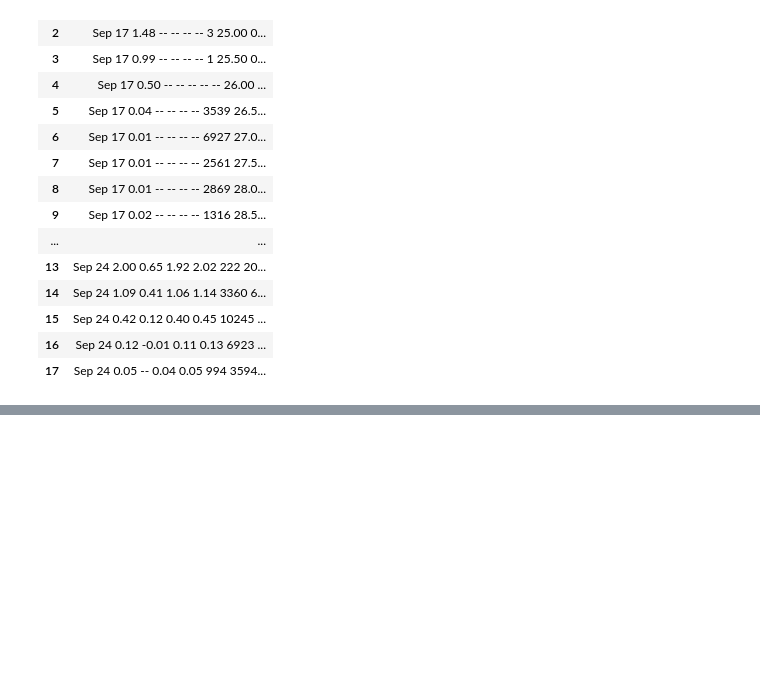
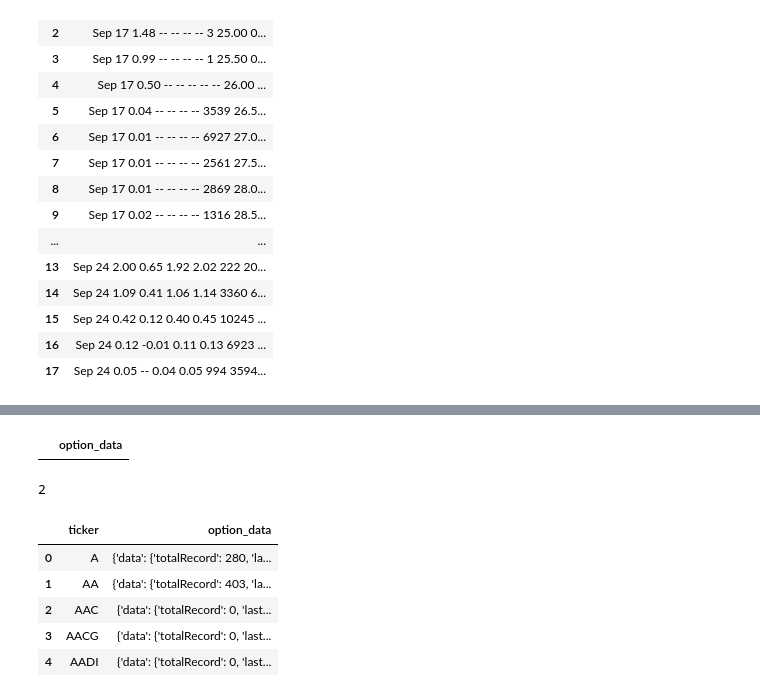
Before and after one commit to lawson-roberts/streamlit-stock-analysis, a Jupyter notebook: stock_analysis/stock_crawling.ipynb, the cells around one changed output, grey strips where cells are left out. Cells and saved outputs as stored; diff of their text form; code cells hidden in the pictures; blank space fills up the shorter version.

```diff
--- a/stock_analysis/stock_crawling.ipynb
+++ b/stock_analysis/stock_crawling.ipynb
@@ -909,0 +938,57 @@ df
+# %%
+i = "AAPL"
+
+base1 = "https://api.nasdaq.com/api/quote/"
+base2 = "/option-chain?assetclass=stocks&fromdate=all&todate=undefined&excode=oprac&callput=callput&money=all&type=all"
+url = base1 + str(i) + base2
+
+payload={}
+
+#headers = {'server':'Kestrel', 'Accept':'application/json, text/plain, */*','Accept-Encoding': 'gzip, deflate, br', 'user-agent': 'Mozilla/5.0 (Windows NT 10.0; Win64; x64) AppleWebKit/537.36 (KHTML, like Gecko) Chrome/93.0.4577.63 Safari/537.36'}
+headers = {'User-Agent': 'PostmanRuntime/7.28.4','Accept': '*/*','Accept-Encoding': 'gzip, deflate, br'}
+
+response = requests.get(url, headers=headers, data=payload)
+
+response_text = json.loads(response.text)
+pd.DataFrame(response_text, columns = ['option_data'])
+# %% [output]
+|  | option_data |
+# %%
+import time
+
+#ticker = "AAPL"
+
+response_dict = {"ticker":[],"option_data":[]}
+
+for i in tickers[:5]:
+
+    time.sleep(2)
+
+    base1 = "https://api.nasdaq.com/api/quote/"
+    base2 = "/option-chain?assetclass=stocks&fromdate=all&todate=undefined&excode=oprac&callput=callput&money=all&type=all"
+    url = base1 + str(i) + base2
+
+    payload={}
+
+    #headers = {'server':'Kestrel', 'Accept':'application/json, text/plain, */*','Accept-Encoding': 'gzip, deflate, br', 'user-agent': 'Mozilla/5.0 (Windows NT 10.0; Win64; x64) AppleWebKit/537.36 (KHTML, like Gecko) Chrome/93.0.4577.63 Safari/537.36'}
+    headers = {'User-Agent': 'PostmanRuntime/7.28.4','Accept': '*/*','Accept-Encoding': 'gzip, deflate, br'}
+
+    response = requests.get(url, headers=headers, data=payload)
+
+    response_text = json.loads(response.text)
+    response_dict['ticker'].append(i)
+    response_dict['option_data'].append(response_text)
+
+print(len(response_dict))
+# %% [output]
+2
+# %%
+response_df = pd.DataFrame(response_dict)
+response_df
+# %% [output]
+|  | ticker | option_data |
+| 0 | A | {'data': {'totalRecord': 280, 'la... |
+| 1 | AA | {'data': {'totalRecord': 403, 'la... |
+| 2 | AAC | {'data': {'totalRecord': 0, 'last... |
+| 3 | AACG | {'data': {'totalRecord': 0, 'last... |
+| 4 | AADI | {'data': {'totalRecord': 0, 'last... |
```
Also changed, not shown: parts of 13 cells of this notebook, 12 other files.
